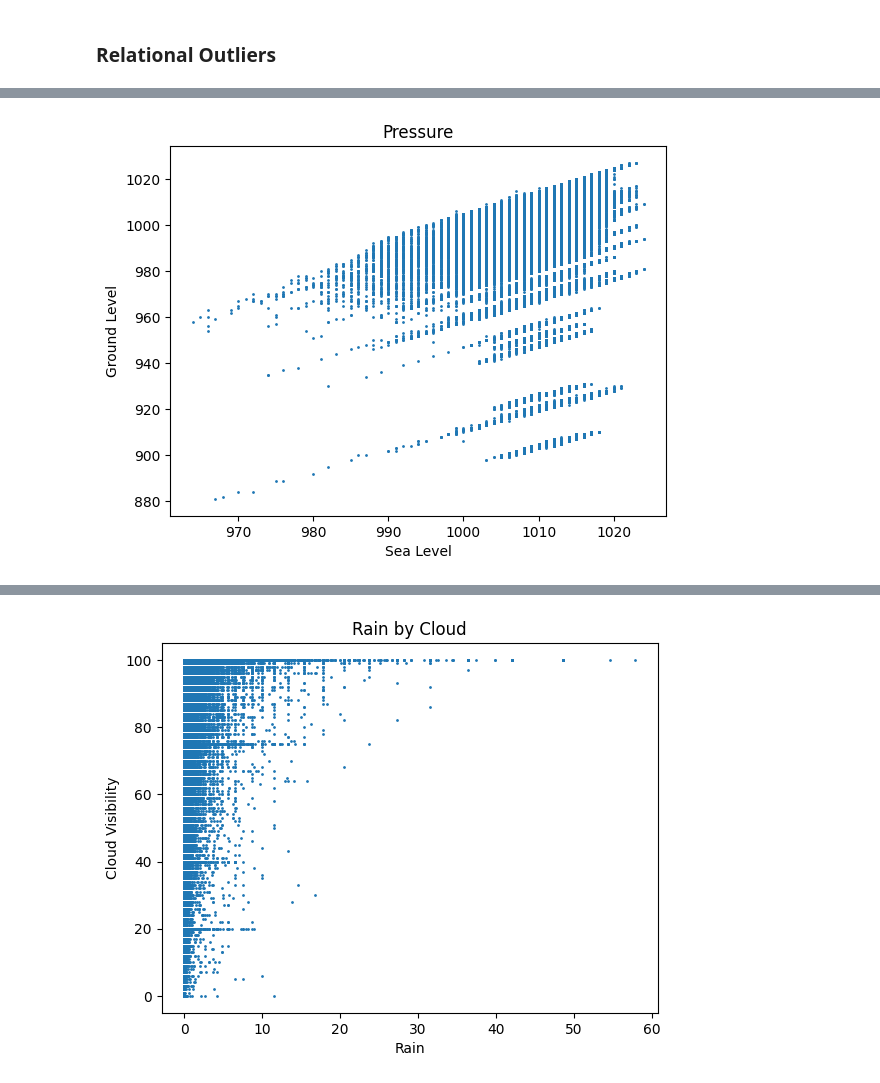
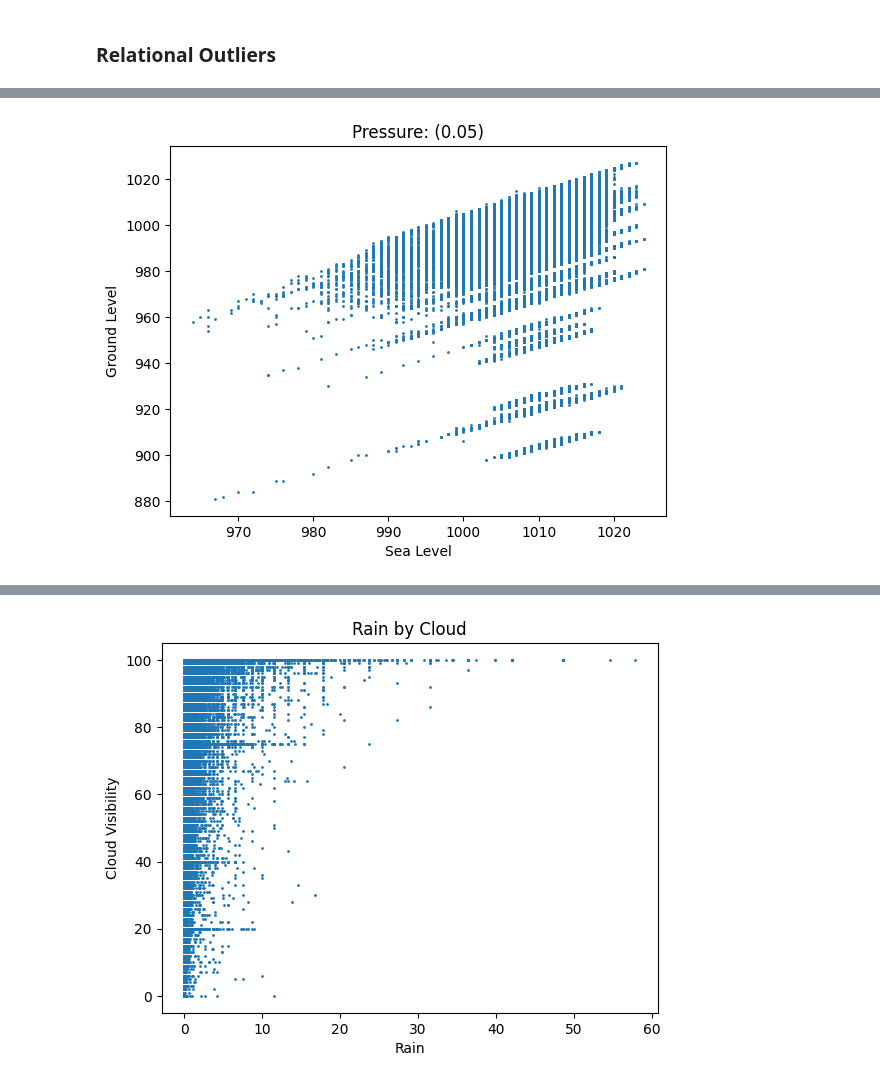
Before and after one commit to Lanzero225/Python-Notebooks, a Jupyter notebook: Philippine Weather/weather.ipynb, the cells around one changed output, grey strips where cells are left out. Saved outputs shown, nothing was run; the diff lists cells and outputs as text; code cells hidden in the pictures.

```diff
--- a/Philippine Weather/weather.ipynb
+++ b/Philippine Weather/weather.ipynb
@@ -409,10 +377,14 @@ weather_dataframe[((weather_dataframe['wind.gust'] > 80) & (weather_dataframe['w
 # %%
 
 plt.figure()
 plt.scatter(weather_dataframe['main.sea_level'], weather_dataframe['main.grnd_level'], s=1)
 plt.xlabel('Sea Level')
 plt.ylabel('Ground Level')
-plt.title('Pressure')
+
+correlation = weather_dataframe['main.sea_level'].corr(weather_dataframe['main.grnd_level'])
+title = f'Pressure: ({correlation:.2f})'
+plt.title(title)
+
 plt.show()
 # %% [output]
-[figure, old version]
+[figure, new version]
```
Also changed, not shown: parts of 28 cells of this notebook.
